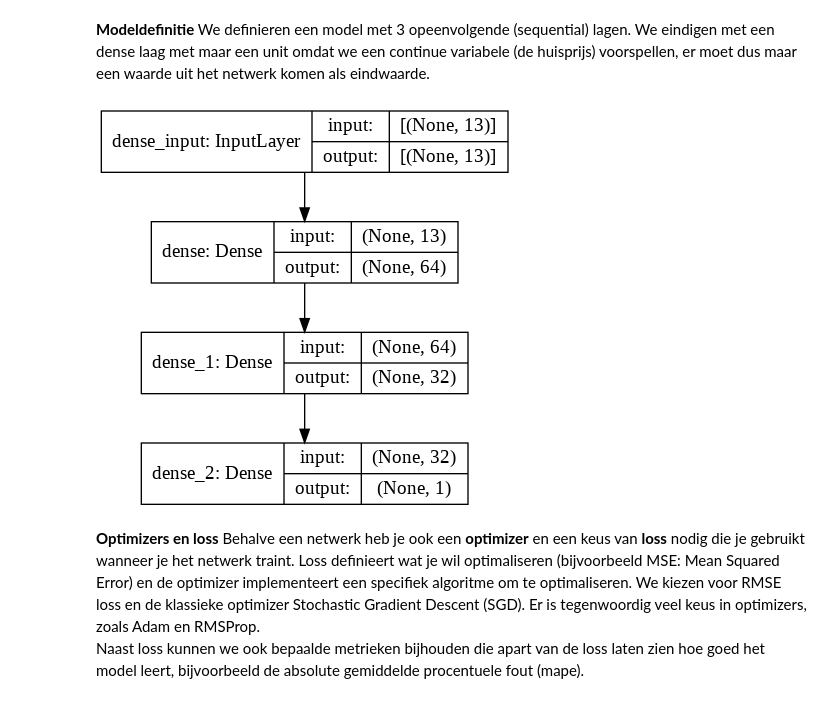
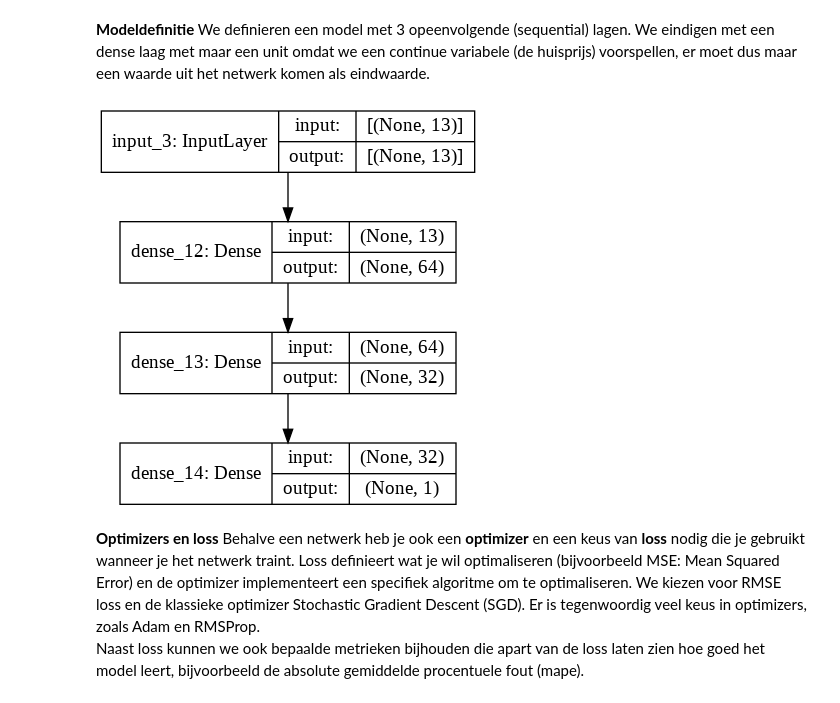
Before and after one commit to BaseKan/aiday_training_resources, a Jupyter notebook: TF_basics/1_model_ontwerp.ipynb, the cells around one changed output. Saved outputs shown, nothing was run; the diff lists cells and outputs as text; code cells hidden in the pictures.

```diff
--- a/TF_basics/1_model_ontwerp.ipynb
+++ b/TF_basics/1_model_ontwerp.ipynb
@@ -42,12 +42,13 @@ x_test /= sigma
 **Modeldefinitie** We definieren een model met 3 opeenvolgende (sequential) lagen. We eindigen met een dense laag met maar een unit omdat we een continue variabele (de huisprijs) voorspellen, er moet dus maar een waarde uit het netwerk komen als eindwaarde.
 # %%
 model = models.Sequential()
-model.add(layers.Dense(units=64, activation='relu', input_shape=(x_train.shape[1],)))
+model.add(layers.Input(shape=(x_train.shape[1])))
+model.add(layers.Dense(units=64, activation='relu'))
 model.add(layers.Dense(units=32, activation='relu'))
 model.add(layers.Dense(units=1))
 plot_model(model,show_shapes=True)
 # %% [output]
-[figure, old version]
+[figure, new version]
 # %% [markdown]
 **Optimizers en loss**
 Behalve een netwerk heb je ook een **optimizer** en een keus van **loss** nodig die je gebruikt wanneer je het netwerk traint. Loss definieert wat je wil optimaliseren (bijvoorbeeld MSE: Mean Squared Error) en de optimizer implementeert een specifiek algoritme om te optimaliseren. We kiezen voor RMSE loss en de klassieke optimizer Stochastic Gradient Descent (SGD). Er is tegenwoordig veel keus in optimizers, zoals Adam en RMSProp.
```
Also changed, not shown: parts of 6 cells of this notebook.
